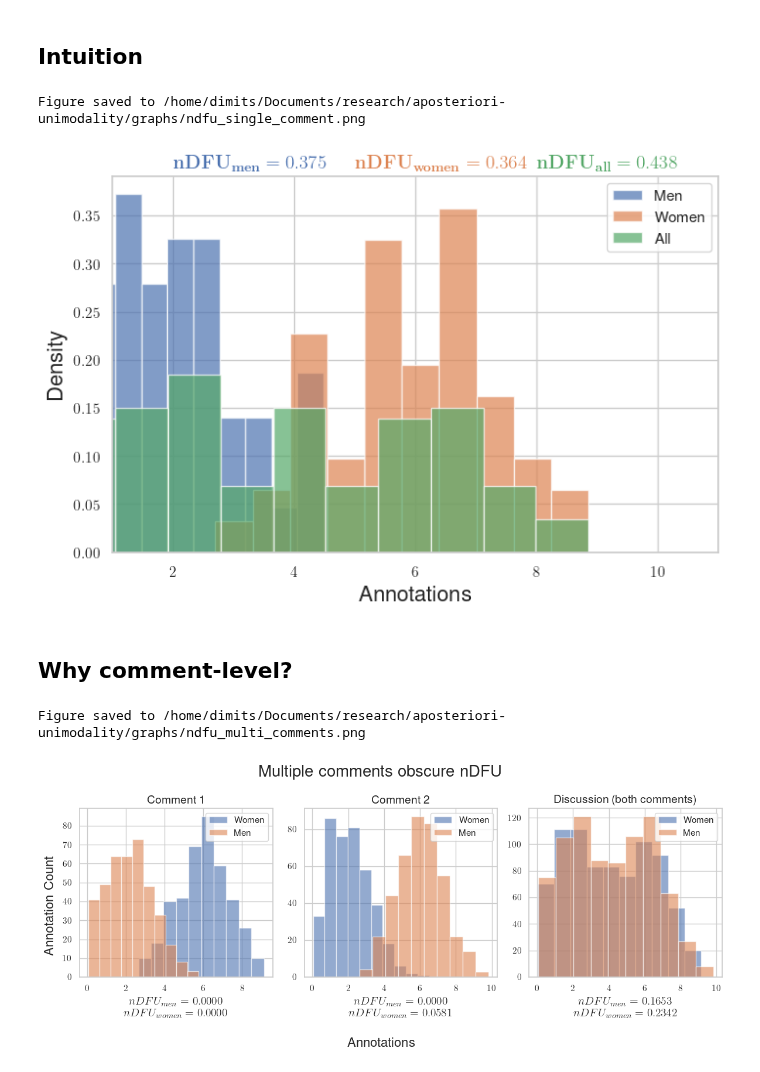
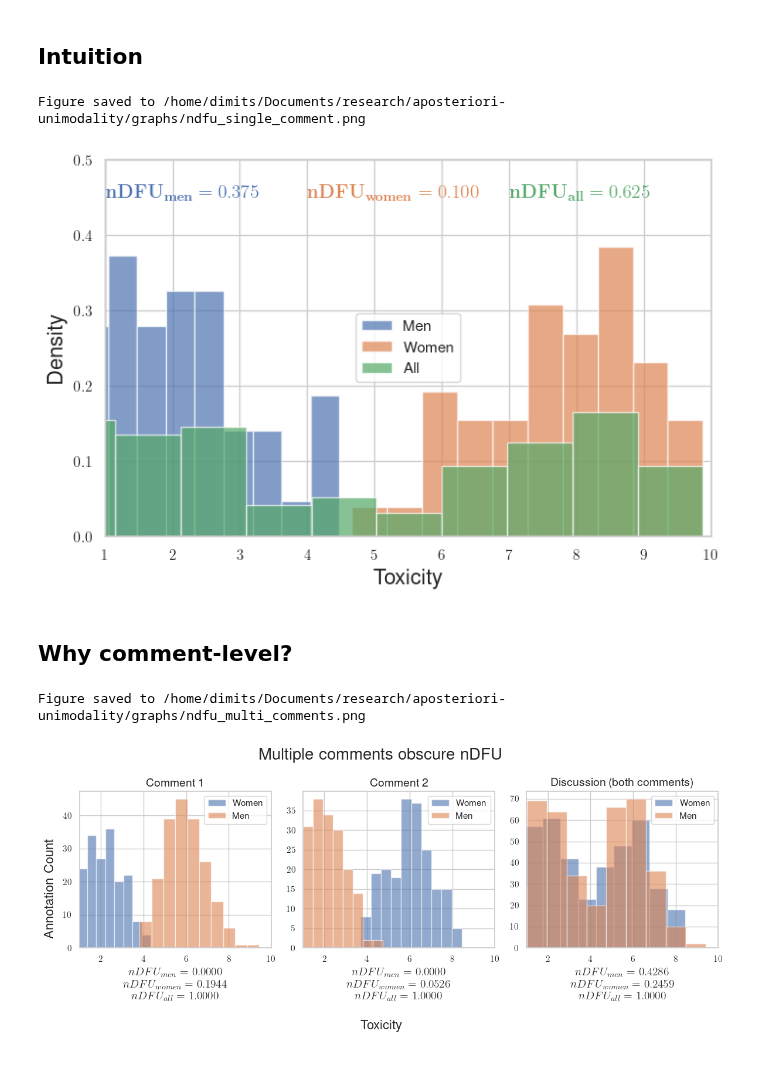
Before and after one commit to dimits-ts/aposteriori-unimodality, a Jupyter notebook: explanation.ipynb, the cells around one changed output. Cells and saved outputs as stored; diff of their text form; code cells hidden in the pictures.

```diff
--- a/explanation.ipynb
+++ b/explanation.ipynb
@@ -43,7 +43,7 @@ def truncated_normal(loc, scale, lower=0, upper=10, size=100):
 colors = sns.color_palette()
 bins = 10
 d1_mean = 2
-d2_mean = 6
+d2_mean = 8
 # %%
 INTUITION_SIZE = 50
 d1 = truncated_normal(loc=d1_mean, scale=1.3, size=INTUITION_SIZE)
@@ -55,8 +55,8 @@ n_d2 = ndfu(d2, bins=bins)
 n_union = ndfu(d_union, bins=bins)
 ndfus = [n_d1, n_d2, n_union]
 
-x_values = [2, 5, 8]
-y_values = [0.4]*3
+x_values = [1, 4, 7]
+y_values = [0.45]*3
 # %%
 plt.figure(figsize=(8, 5))
 plt.hist(
@@ -69,37 +69,38 @@ plt.hist(
 )
 plt.hist(
     d2,
     bins=bins,
     density=True,
     alpha=0.7,
     color=colors[1],
     label="Women",
 )
 plt.hist(
     d_union,
     bins=bins,
     density=True,
     alpha=0.7,
     color=colors[2],
     label="All",
 )
 
 type_strs = ["men", "women", "all"]
 for pos, val, color, ndfu_value, type_str in zip(x_values, y_values, colors, ndfus, type_strs):
     text = f"$\mathbf{{nDFU_{{{type_str}}}}}={ndfu_value:.3f}$"
     plt.text(pos, val, text, color=color, weight="bold", fontsize=LESSER_LABEL_SIZE)
 
 
-plt.xlim(1, 11)
-plt.legend()
-plt.xlabel("Annotations", fontsize=LABEL_SIZE)
+plt.xlim(1, 10)
+plt.ylim(0, 0.5)
+plt.legend(loc="center")
+plt.xlabel("Toxicity", fontsize=LABEL_SIZE)
 plt.ylabel("Density", fontsize=LABEL_SIZE)
 
 save_plot(GRAPH_DIR / "ndfu_single_comment.png")
 plt.show()
 # %% [output]
 Figure saved to /home/dimits/Documents/research/aposteriori-unimodality/graphs/ndfu_single_comment.png
-[figure, old version]
+[figure, new version]
 # %% [markdown]
 ## Why comment-level?
 # %%
@@ -113,18 +114,25 @@ d_man_comment2 = truncated_normal(loc=d2_mean, scale=1.3, size=DIFF_COMMENTS_SIZ
 d_woman = np.hstack([d_woman_comment1, d_woman_comment2])
 d_man = np.hstack([d_man_comment1, d_man_comment2])
 # %%
-def plot_example(title: str, women_annot: list[float], men_annot: list[float], bins: int, ax):
+def plot_example(
+    title: str, women_annot: list[float], men_annot: list[float], bins: int, ax
+):
     ndfu_man = ndfu(men_annot, bins=bins)
     ndfu_woman = ndfu(women_annot, bins=bins)
+    ndfu_all = ndfu(np.hstack([ndfu_man, ndfu_woman]), bins=bins)
 
     ax.hist(women_annot, bins=bins, alpha=0.6, label="Women")
     ax.hist(men_annot, bins=bins, alpha=0.6, label="Men")
     ax.set_title(title, fontsize=LESSER_LABEL_SIZE)
     ax.legend(loc="upper right")
     ax.set_xlabel(
-        f"$nDFU_{{men}}={ndfu_man:.4f}$\n$nDFU_{{women}}={ndfu_woman:.4f}$",
+        f"$nDFU_{{men}}={ndfu_man:.4f}$\n"
+        f"$nDFU_{{women}}={ndfu_woman:.4f}$\n"
+        f"$nDFU_{{all}}={ndfu_all:.4f}$",
         fontsize=LESSER_LABEL_SIZE,
     )
+    ax.set_xlim(1, 10)
+
 
 fig, axs = plt.subplots(1, 3, figsize=(12, 5), tight_layout=True)
 
@@ -133,10 +141,10 @@ plot_example("Comment 2", d_woman_comment2, d_man_comment2, bins, axs[1])
 plot_example("Discussion (both comments)", d_woman, d_man, bins, axs[2])
 
 fig.suptitle("Multiple comments obscure nDFU", fontsize=TITLE_SIZE)
-fig.supxlabel("Annotations", fontsize=LABEL_SIZE)
+fig.supxlabel("Toxicity", fontsize=LABEL_SIZE)
 fig.supylabel("Annotation Count", fontsize=LABEL_SIZE)
 save_plot(GRAPH_DIR / "ndfu_multi_comments.png")
 plt.show()
 # %% [output]
 Figure saved to /home/dimits/Documents/research/aposteriori-unimodality/graphs/ndfu_multi_comments.png
-[figure, old version]
+[figure, new version]
```
Also changed, not shown: parts of 1 cell of this notebook, 6 other files.
